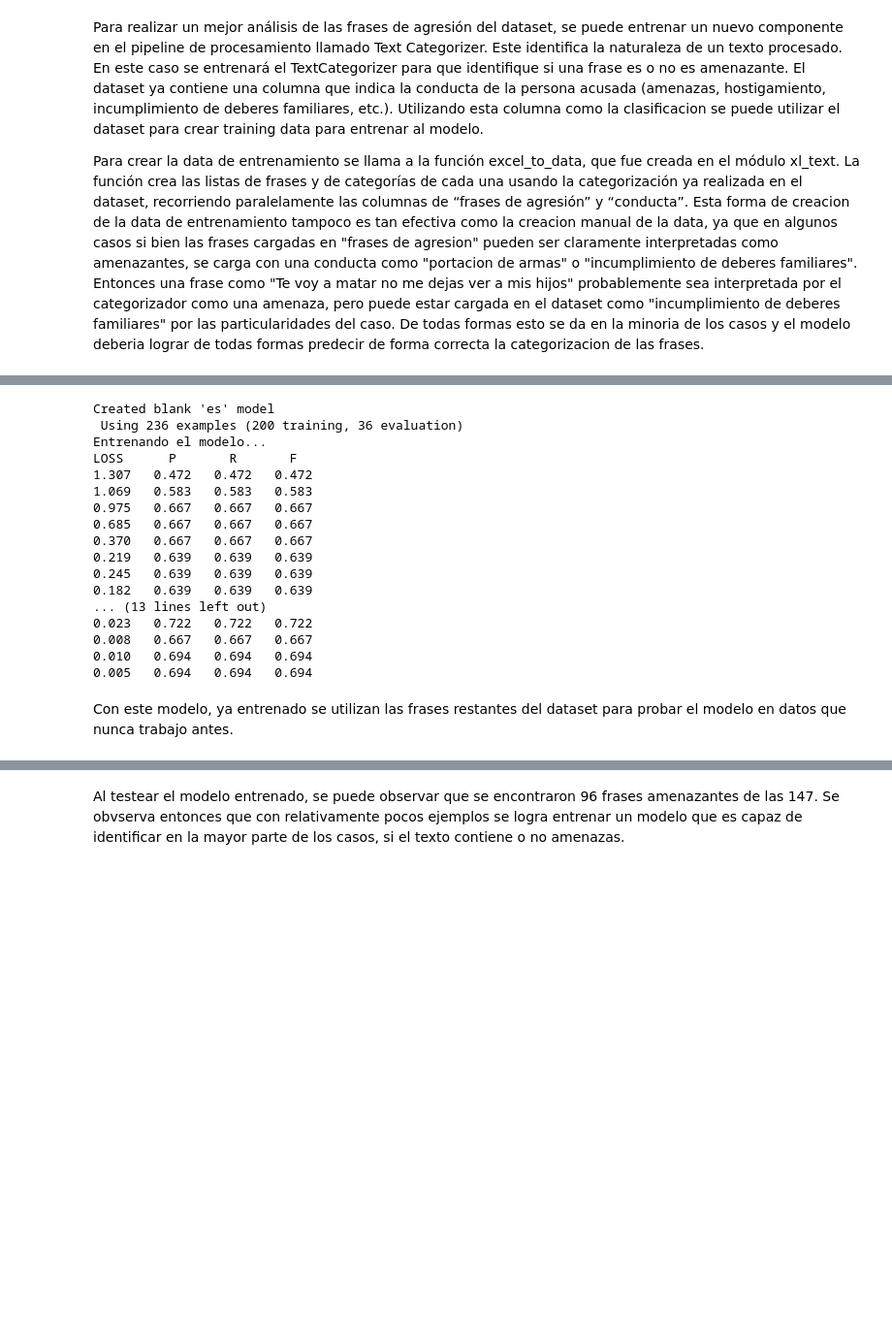
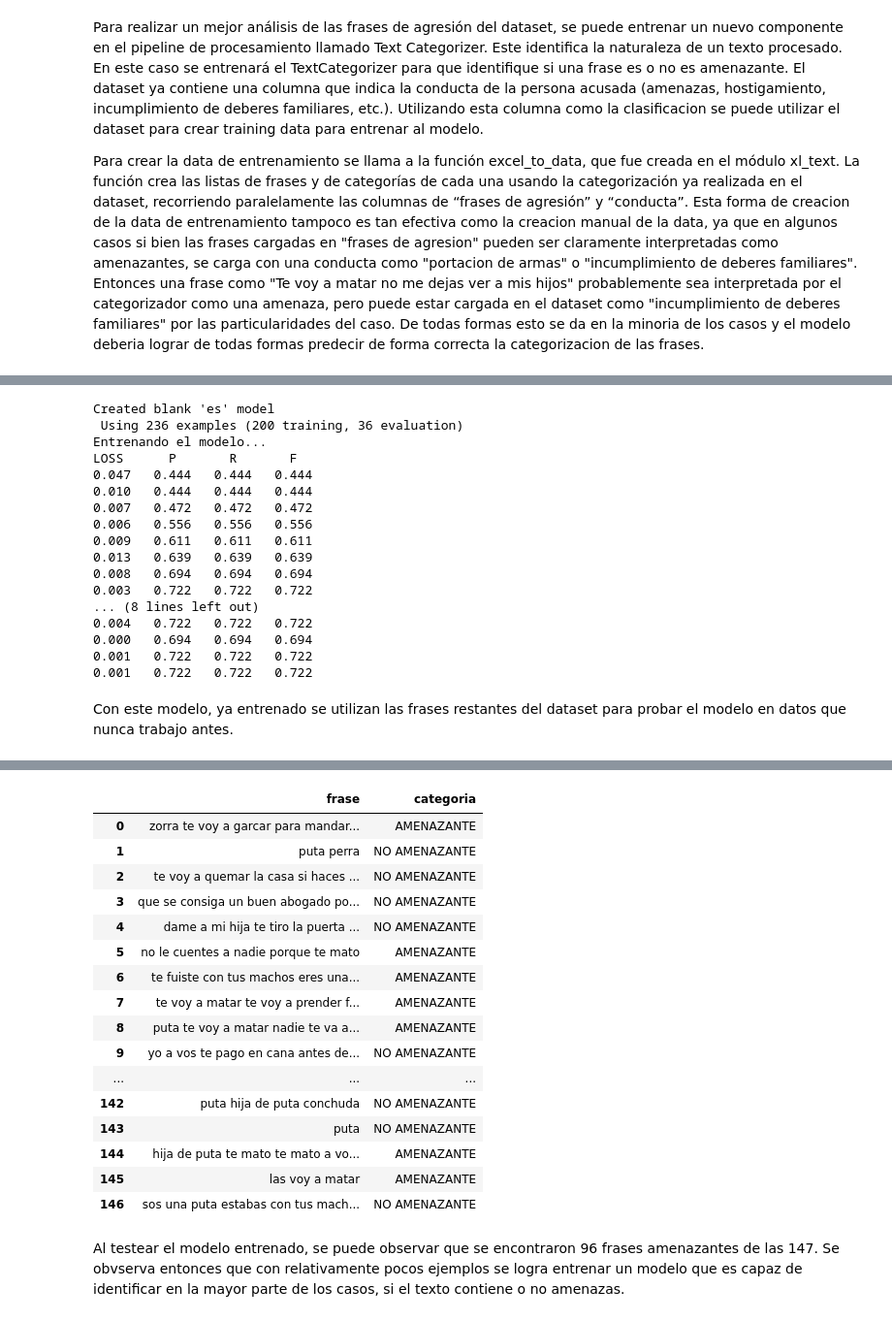
Before and after one commit to valenfernandez/Practicas-Profesionales, a Jupyter notebook: notebooks/artículo_borrador.ipynb, the cells around one changed output, grey strips where cells are left out. Shown: that part at 97% size. Cells and saved outputs as stored; diff of their text form; code cells hidden in the pictures; blank space fills up the shorter version.

```diff
--- a/notebooks/artículo_borrador.ipynb
+++ b/notebooks/artículo_borrador.ipynb
@@ -346,10 +367,6 @@ def excel_to_data(doc, first_cell_num, last_cell_num, col_phrases, col_cats):
                 cat_list.append(cats)
                 text_list.append(text)
     return text_list, cat_list
-
-doc = "set_de_datos_con_perspectiva_de_genero.xlsx"
-texts, cats = excel_to_data(doc, 2, 2500, 'S', 'H')
-print (len(texts))
 # %% [markdown]
 
 En este caso se entrenará sobre un modelo en blanco, pero tambien es posible entrenar el TextCategorizer sobre un modelo preexistente como “es_core_news_sm".
@@ -404,7 +421,7 @@ def evaluate(tokenizer, textcat, texts, cats):
 
 model=None
 output_dir=None
-n_iter=25
+n_iter=20
 init_tok2vec=None
 
 if output_dir is not None:
@@ -430,8 +447,7 @@ else:
 textcat.add_label("AMENAZANTE")
 textcat.add_label("NO_AMENAZANTE")
 
-doc = "set_de_datos_con_perspectiva_de_genero.xlsx"
-texts, cats = excel_to_data(doc, 2, 2500, 'S', 'H')
+texts, cats = excel_to_data("set_de_datos_con_perspectiva_de_genero.xlsx", 2, 2500, 'S', 'H')
 train_texts = texts[:200]
 dev_texts = texts[200:]
 train_cats = cats[:200]
@@ -450,7 +466,7 @@ with nlp.disable_pipes(*other_pipes):
             textcat.model.tok2vec.from_bytes(file_.read())
     print("Entrenando el modelo...")
     print("{:^5}\t{:^5}\t{:^5}\t{:^5}".format("LOSS", "P", "R", "F"))
-    batch_sizes = compounding(4.0, 32.0, 1.001)
+    batch_sizes = compounding(4.0, 32.0, 2.001) # empiezo con batches de tamaño 4, voy multiplicando por 2 hasta llegar a 32
     for i in range(n_iter):
         losses = {}
         random.shuffle(train_data)
@@ -479,19 +495,19 @@ Created blank 'es' model
  Using 236 examples (200 training, 36 evaluation)
 Entrenando el modelo...
 LOSS      P       R       F
-1.307   0.472   0.472   0.472
-1.069   0.583   0.583   0.583
-0.975   0.667   0.667   0.667
-0.685   0.667   0.667   0.667
-0.370   0.667   0.667   0.667
-0.219   0.639   0.639   0.639
-0.245   0.639   0.639   0.639
-0.182   0.639   0.639   0.639
-... (13 lines left out)
-0.023   0.722   0.722   0.722
-0.008   0.667   0.667   0.667
-0.010   0.694   0.694   0.694
-0.005   0.694   0.694   0.694
+0.047   0.444   0.444   0.444
+0.010   0.444   0.444   0.444
+0.007   0.472   0.472   0.472
+0.006   0.556   0.556   0.556
+0.009   0.611   0.611   0.611
+0.013   0.639   0.639   0.639
+0.008   0.694   0.694   0.694
+0.003   0.722   0.722   0.722
+... (8 lines left out)
+0.004   0.722   0.722   0.722
+0.000   0.694   0.694   0.694
+0.001   0.722   0.722   0.722
+0.001   0.722   0.722   0.722
 # %% [markdown]
 Con este modelo, ya entrenado se utilizan las frases restantes del dataset para probar el modelo en datos que nunca trabajo antes.
 # %%
@@ -522,6 +538,49 @@ la concha de tu madre donde estas la concha de tu madre te mato perra {'AMENAZAN
 te amo   solo vos y yo   que no te calienten la cabeza {'AMENAZANTE': 0.9965421557426453, 'NO_AMENAZANTE': 0.0034578025806695223}
 me estas provocando   queres que te cague a trompadas   vos buscas que yo te cague a piñas {'AMENAZANTE': 0.9864648580551147, 'NO_AMENAZANTE': 0.013535146601498127}
 numero de frases a amenazantes:97
+# %%
+from IPython.display import display
+import pandas as pd
+
+
+texts = excel_to_set('set_de_datos_con_perspectiva_de_genero.xlsx', first_cell='S2500', last_cell='S3827')
+docs = [nlp(text) for text in texts]
+
+cats =[]
+for doc in docs:
+    if(doc.cats['AMENAZANTE'] > 0.7):
+         cats.append('AMENAZANTE')
+    else:
+        cats.append('NO AMENAZANTE')
+
+
+# creating a DataFrame
+dict = {'frase' : [doc.text for doc in docs],
+        'categoria' : cats }
+
+pd.set_option('display.max_rows', None)
+df = pd.DataFrame(dict)
+
+# displaying the DataFrame
+display(df)
+# %% [output]
+|  | frase | categoria |
+| 0 | zorra te voy a garcar para mandar... | AMENAZANTE |
+| 1 | puta perra | NO AMENAZANTE |
+| 2 | te voy a quemar la casa si haces ... | NO AMENAZANTE |
+| 3 | que se consiga un buen abogado po... | NO AMENAZANTE |
+| 4 | dame a mi hija te tiro la puerta ... | NO AMENAZANTE |
+| 5 | no le cuentes a nadie porque te mato | AMENAZANTE |
+| 6 | te fuiste con tus machos eres una... | AMENAZANTE |
+| 7 | te voy a matar te voy a prender f... | AMENAZANTE |
+| 8 | puta te voy a matar nadie te va a... | AMENAZANTE |
+| 9 | yo a vos te pago en cana antes de... | NO AMENAZANTE |
+| ... | ... | ... |
+| 142 | puta hija de puta conchuda | NO AMENAZANTE |
+| 143 | puta | NO AMENAZANTE |
+| 144 | hija de puta te mato te mato a vo... | AMENAZANTE |
+| 145 | las voy a matar | AMENAZANTE |
+| 146 | sos una puta estabas con tus mach... | NO AMENAZANTE |
 # %% [markdown]
 Al testear el modelo entrenado, se puede observar que se encontraron 96 frases amenazantes de las 147.
 Se obvserva entonces que con relativamente pocos ejemplos se logra entrenar un modelo que es capaz de identificar en la mayor parte de los casos, si el texto contiene o no amenazas.
```
Also changed, not shown: parts of 9 cells of this notebook.
